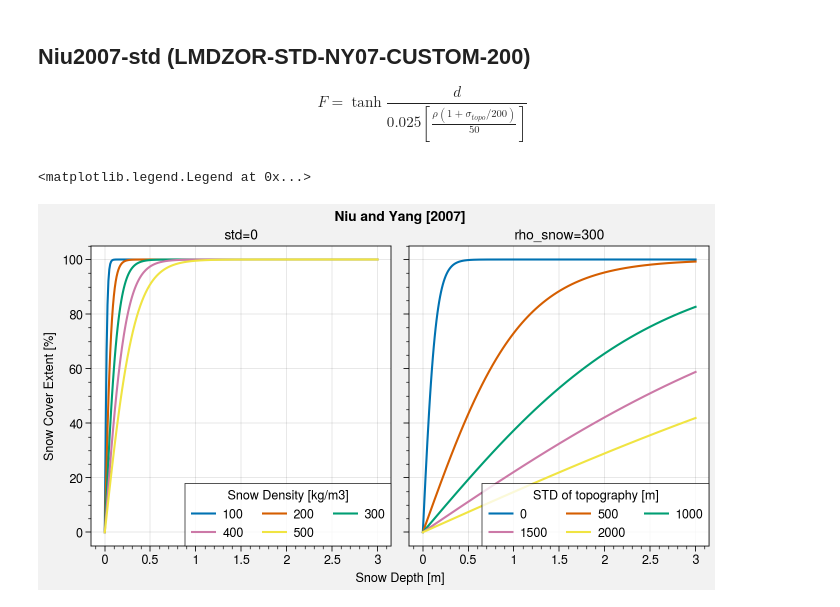
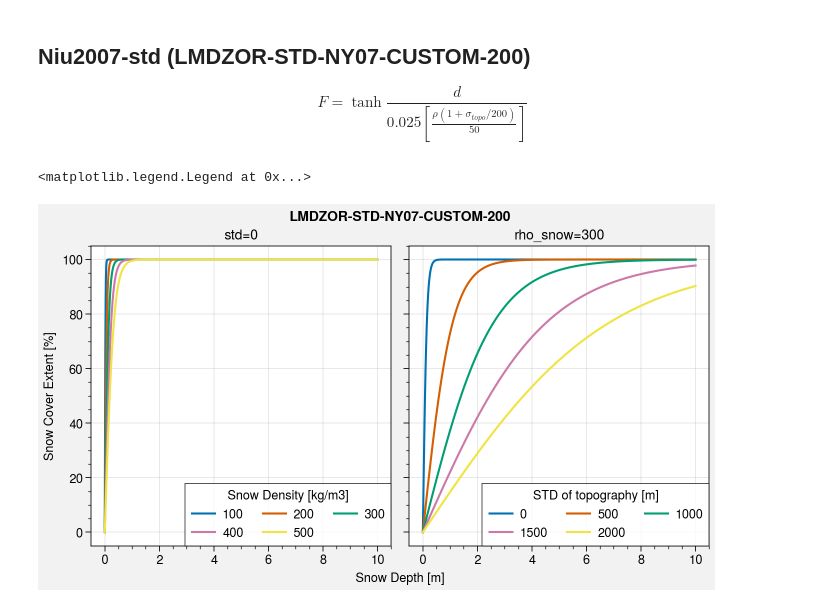
Before and after one commit to mickaellalande/PhD, a Jupyter notebook: local/SCE_SWE_parametization/Niu2007-std.ipynb, the cells around one changed output. Saved outputs shown, nothing was run; the diff lists cells and outputs as text; code cells hidden in the pictures.

```diff
--- a/local/SCE_SWE_parametization/Niu2007-std.ipynb
+++ b/local/SCE_SWE_parametization/Niu2007-std.ipynb
@@ -13,7 +13,7 @@ $$
 def F_NY07(d, z0, rho_snow, rho_new, m, std):
      return np.tanh( d / ( 2.5 * z0 * (rho_snow * (1+std/200) /rho_new)**m ) )*100
 # %%
-d = plot.arange(0,3,0.01) # grid cell average snow depth [m]
+d = plot.arange(0,10,0.01) # grid cell average snow depth [m]
 z0 = 0.01 # ground roughness length [m]
 rho_snow = 300 # snow density [kg/m3]
 rho_new = 100 # density of new snow [kg/m3]
@@ -22,32 +22,32 @@ std = 200
 # %%
 rho_snow_list = plot.arange(100,500,100)
 std_list = plot.arange(0,2000,500)
 
 fig, axs = plot.subplots(ncols=2, axwidth=3)
 
 axs.format(
     xlabel='Snow Depth [m]',
     ylabel='Snow Cover Extent [%]',
-    suptitle='Niu and Yang [2007]'
+    suptitle='LMDZOR-STD-NY07-CUSTOM-200'
 )
 
 # Snow density
 hs = []
 for rho_snow in rho_snow_list:
     y = F_NY07(d, z0, rho_snow, rho_new, m, 0)
     h = axs[0].plot(d, y, label=rho_snow)
     hs.append(h)
 axs[0].format(title='std=0')
 axs[0].legend(hs, label='Snow Density [kg/m3]')
 
 # STD
 hs = []
 for std in std_list:
     y = F_NY07(d, z0, 300, rho_new, m, std)
     h = axs[1].plot(d, y, label=std)
     hs.append(h)
 axs[1].format(title='rho_snow=300')
 axs[1].legend(hs, label='STD of topography [m]')
 # %% [output]
 <matplotlib.legend.Legend at 0x...>
-[figure, old version]
+[figure, new version]
```
Also changed, not shown: 3 other files.
